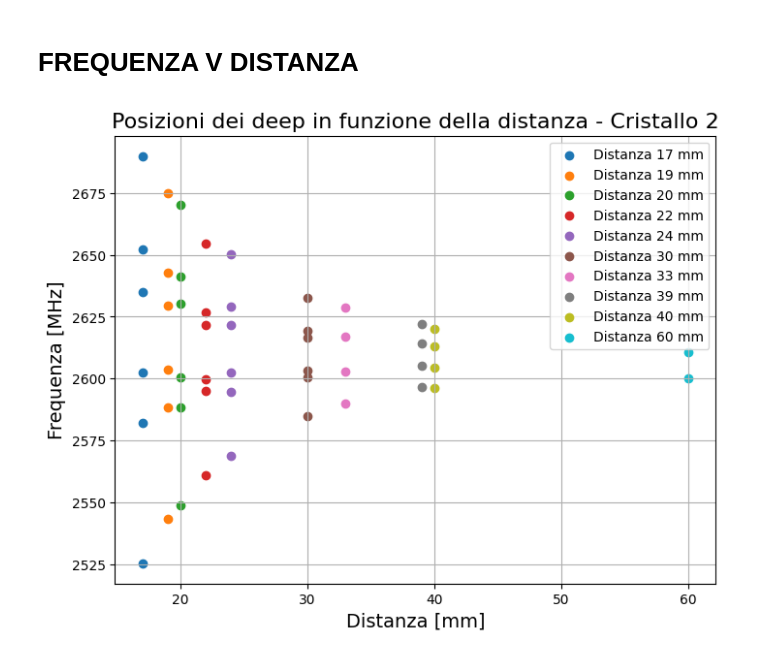
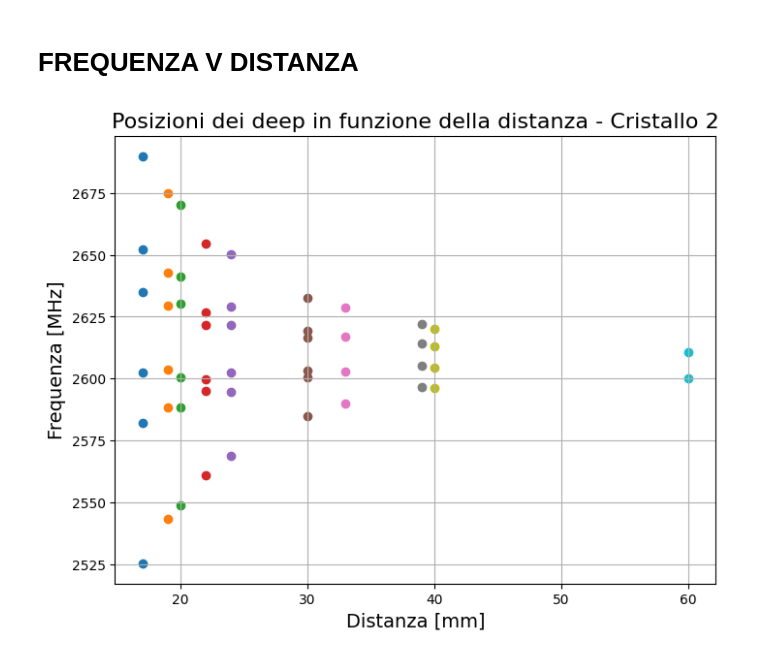
Before and after one commit to zosojack/lab-ss-2, a Jupyter notebook: PARTE 4: ODMR/analisi_odmr_cristallo_2.ipynb, the cells around one changed output. Cells and saved outputs as stored; diff of their text form; code cells hidden in the pictures.

```diff
--- a/PARTE 4: ODMR/analisi_odmr_cristallo_2.ipynb
+++ b/PARTE 4: ODMR/analisi_odmr_cristallo_2.ipynb
@@ -113,12 +113,16 @@ Estremamente poco efficiente ciclare quattro volte, lo so, ma è la correzione p
 # %%
 minimo_assoluto = 1000
+minimo_assoluto_lockin = 1000
 
 for i, dist in enumerate( reversed(distanze) ):
 
     min_provvisorio = np.min(spettri[i]['od'])
+    min_provvisorio_lockin = np.min(spettri[i]['lock'])
 
     if min_provvisorio < minimo_assoluto: minimo_assoluto = min_provvisorio
+    if min_provvisorio_lockin < minimo_assoluto_lockin: minimo_assoluto_lockin = min_provvisorio_lockin
 
 # normalizzo tutti gli spettri al minimo assoluto
 for i in range(len(spettri)):
     spettri[i]['od'] = spettri[i]['od'] / np.abs(minimo_assoluto)
+    spettri[i]['lock'] = spettri[i]['lock'] / np.abs(minimo_assoluto_lockin)
@@ -124,0 +131,17 @@ for i in range(len(spettri)):
+# %%
+# Salvo nella cartella "data/cristallo2_aligned_cleaned/" gli spettri trattati in precedenza. Un file per ogni valore di distanza. Ciascun file con tre colonne: freq |  od  | lock
+
+for i, dist in enumerate( reversed(distanze) ):
+    # Crea il nome del file di output
+    nome_file = f"data/cristallo2_aligned_cleaned/odmr_dist_{dist}_cleaned.csv"
+    # Apri il file in modalità scrittura
+    with open(nome_file, 'w') as f:
+        # Scrivi l'intestazione con separatori |
+        f.write("  freq    |   ref    |    od    |   lock   \n")
+        f.write("----------+----------+----------+----------\n")
+
+        # Scrivi i dati riga per riga con formattazione allineata
+        for j in range(len(spettri[i]['freq'])):
+            f.write(f"{spettri[i]['freq'][j]:9.3f} | {spettri[i]['ref'][j]:8.5f} | {spettri[i]['od'][j]:8.5f} | {spettri[i]['lock'][j]:8.5f}\n")
+
+    print(f"Dati salvati nel file: {nome_file}")
@@ -250,13 +284,13 @@ fit_results
 # %%
 plt.figure(figsize=(8,6))
 plt.title(f'Posizioni dei deep in funzione della distanza - Cristallo 2', fontsize=16)
 plt.xlabel('Distanza [mm]', fontsize=14)
 plt.ylabel('Frequenza [MHz]', fontsize=14)
 distanze_esatte = distanze[:-1] + [60]  # metto 60 mm invece di infinito
 for dist, dist_e in zip(distanze, distanze_esatte):
     plt.scatter([dist_e]*len(fit_results[dist]), fit_results[dist], label=f'Distanza {dist_e} mm')
-plt.legend()
+#plt.legend()
 plt.grid()
 plt.show()
 # %% [output]
-[figure, old version]
+[figure, new version]
```
Also changed, not shown: parts of 4 cells of this notebook, 15 other files.
